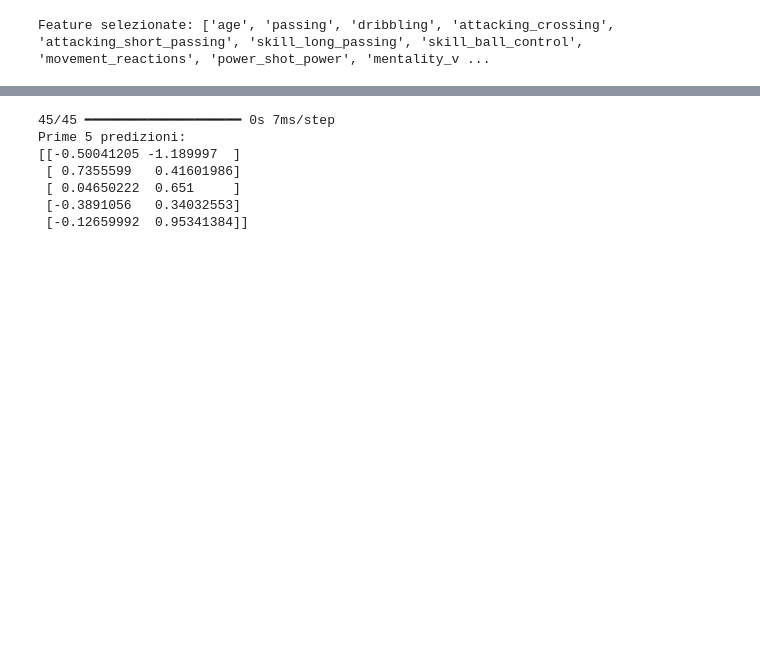
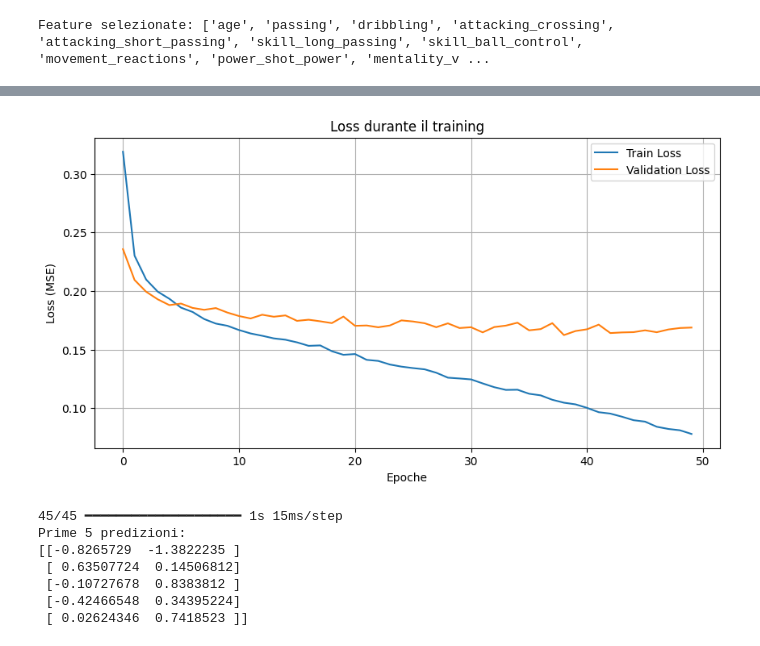
Before and after one commit to Calisti-Daniele/Fifa-Youth-Growth-Prediction, a Jupyter notebook: Fifa_Youth_Growth_Prediction.ipynb, the cells around one changed output, grey strips where cells are left out. Saved outputs shown, nothing was run; the diff lists cells and outputs as text; code cells hidden in the pictures; blank space fills up the shorter version.

Commit message:
Inserito grafico per validation_loss e grid search per ottimizzazione modello

```diff
--- a/Fifa_Youth_Growth_Prediction.ipynb
+++ b/Fifa_Youth_Growth_Prediction.ipynb
@@ -269,7 +277,7 @@ else:
     model.compile(optimizer='adam', loss='mse')
 
     # Addestramento del modello
-    history = model.fit(X_train, y_train, epochs=20, batch_size=32, validation_data=(X_test, y_test))
+    history = model.fit(X_train, y_train, epochs=50, batch_size=64, validation_data=(X_test, y_test))
 
     # Valutazione del modello
     test_loss = model.evaluate(X_test, y_test)
@@ -278,4 +286,17 @@ else:
     # Salvataggio del modello
     model.save(model_filename)
     print("Modello salvato come:", model_filename)
+
+    # Grafici di Loss
+    plt.figure(figsize=(10, 5))
+
+    # Grafico della perdita di addestramento e di validazione
+    plt.plot(history.history['loss'], label='Train Loss')
+    plt.plot(history.history['val_loss'], label='Validation Loss')
+    plt.title('Loss durante il training')
+    plt.xlabel('Epoche')
+    plt.ylabel('Loss (MSE)')
+    plt.legend(loc='upper right')
+    plt.grid(True)
+    plt.show()
 # %% [output]
@@ -302,3 +324,4 @@ Modello salvato come: lstm_model.h5
+[figure, added]
 # %%
 # Durante la predizione, utilizza target_scaler per invertire il processo
 y_pred = model.predict(X_test)
@@ -307,10 +330,10 @@ y_pred = model.predict(X_test)
 print("Prime 5 predizioni:")
 print(y_pred[:5])
 # %% [output]
-45/45 ━━━━━━━━━━━━━━━━━━━━ 0s 7ms/step
+45/45 ━━━━━━━━━━━━━━━━━━━━ 1s 15ms/step
 Prime 5 predizioni:
-[[-0.50041205 -1.189997  ]
- [ 0.7355599   0.41601986]
- [ 0.04650222  0.651     ]
- [-0.3891056   0.34032553]
- [-0.12659992  0.95341384]]
+[[-0.8265729  -1.3822235 ]
+ [ 0.63507724  0.14506812]
+ [-0.10727678  0.8383812 ]
+ [-0.42466548  0.34395224]
+ [ 0.02624346  0.7418523 ]]
```
Also changed, not shown: parts of 7 cells of this notebook.
